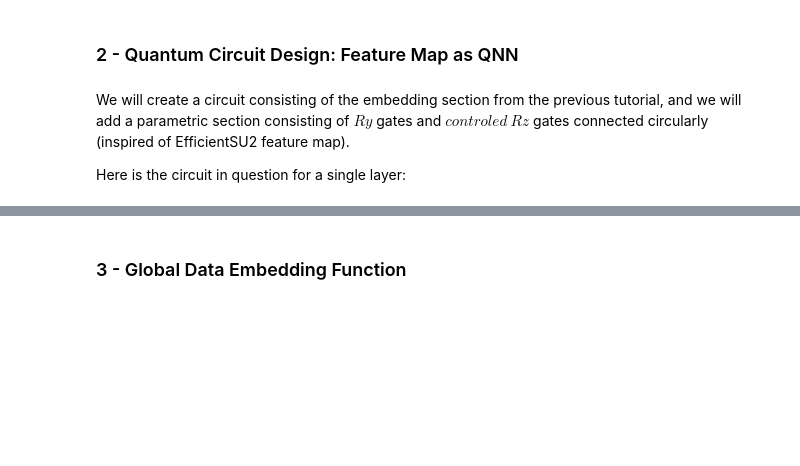
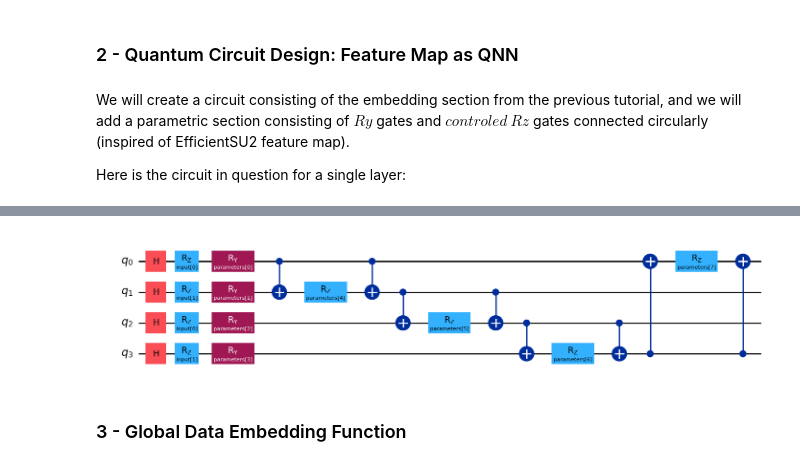
Before and after one commit to thomaslagoutte/Quantum-Machine-Learning-Tutorials, a Jupyter notebook: 05_QNeural_Network/05_QNeural_Network.ipynb, the cells around one changed output, grey strips where cells are left out. Saved outputs shown, nothing was run; the diff lists cells and outputs as text; code cells hidden in the pictures; blank space fills up the shorter version.

```diff
--- a/05_QNeural_Network/05_QNeural_Network.ipynb
+++ b/05_QNeural_Network/05_QNeural_Network.ipynb
@@ -27,12 +27,40 @@ def embbeding_parametric_circuit(nb_qubit, nb_feature, name_param="parameters",
         name_param : name will be the identifier of the ParameterVector corresponding to the parameters
         name_input : name will be the identifier of the ParameterVector corresponding to the input
         nb_layer : number of layers in the circuit
-        This function returns an embedding and variational circuit: the QNN.
+        This function returns the embedding and variational circuit.
     """
     #TODO create the embedding circuit
+
+    # Create parameter vectors for inputs and parameters
+    input_params = ParameterVector(name_input, nb_feature)
+    param_params = ParameterVector(name_param, nb_layer * nb_qubit * 2)
+    circuit = QuantumCircuit(nb_qubit)
+
+    if nb_qubit>1:
+        for layer in range(nb_layer):
+            circuit.h(range(nb_qubit))
+            for i in range(nb_qubit):
+                circuit.rz(input_params[i % nb_feature], i)
+                circuit.ry(param_params[i], i)
+            for i in range(nb_qubit):
+                circuit.cx(i, (i + 1) % nb_qubit)
+                circuit.rz(param_params[nb_qubit + i], (i + 1) % nb_qubit)
+                circuit.cx(i, (i + 1) % nb_qubit)
+
+
+    else:
+        for layer in range(nb_layer):
+            circuit.h(range(nb_qubit))
+            for i in range(nb_qubit):
+                circuit.rz(input_params[i % nb_feature], i)
+                circuit.ry(param_params[i], i)
+
+    return circuit
 # %%
 # Print the circuit
-embbeding_parametric_circuit(4,2).draw() # Basic printing, you can improve
+embbeding_parametric_circuit(4,2).draw('mpl') # Basic printing, you can improve
+# %% [output]
+[figure, added]
 # %% [markdown]
 ### 3 - Global Data Embedding Function
 # %% [markdown]
```
Also changed, not shown: parts of 4 cells of this notebook.
